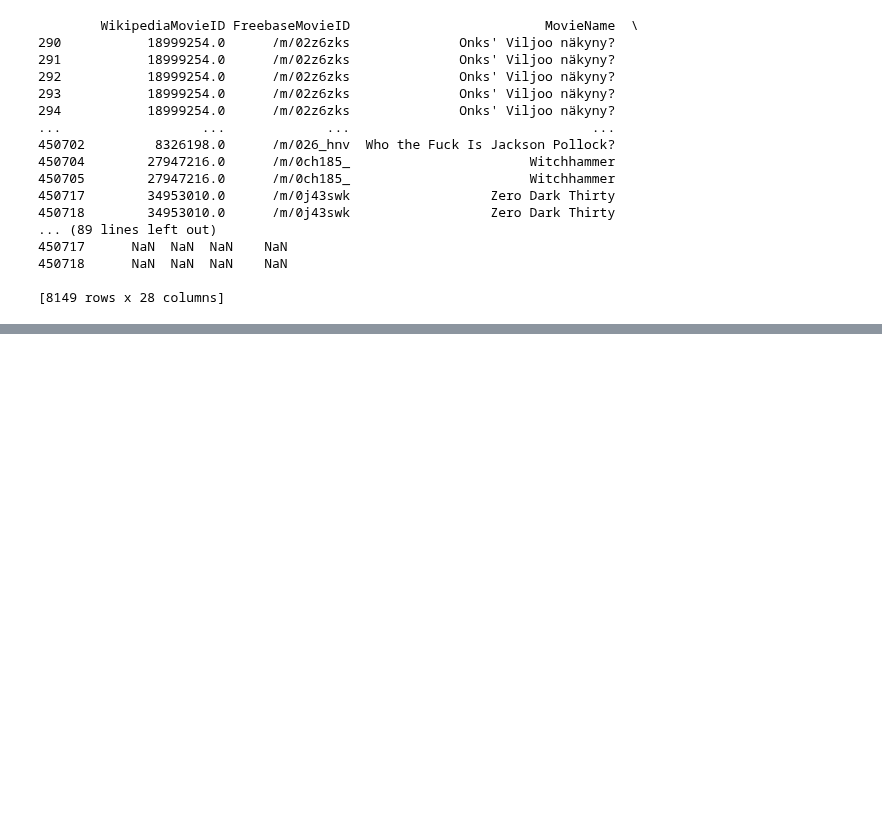
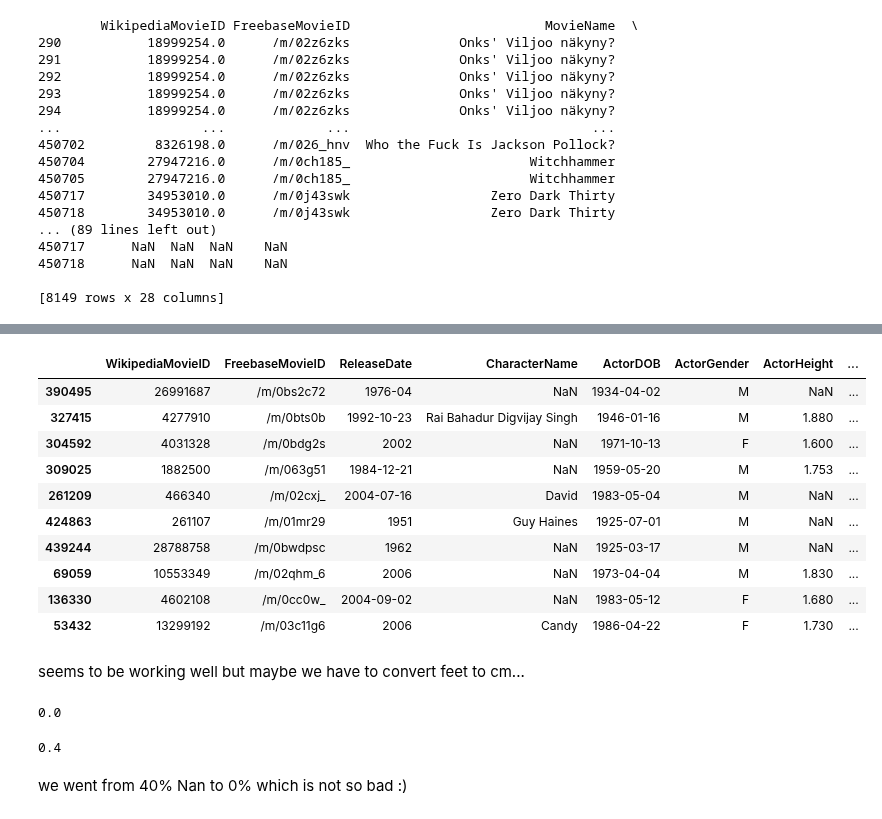
Before and after one commit to epfl-ada/ada-2024-project-arabsdatascientists2024, a Jupyter notebook: Exlploration_CMU.ipynb, the cells around one changed output, grey strips where cells are left out. Saved outputs shown, nothing was run; the diff lists cells and outputs as text; code cells hidden in the pictures; blank space fills up the shorter version.

```diff
--- a/Exlploration_CMU.ipynb
+++ b/Exlploration_CMU.ipynb
@@ -891,0 +942,33 @@ print(duplicate_movies)
+# %%
+import requests
+import re
+import pandas as pd
+
+def get_height_from_google(actor_name):
+    api_key = "AIzaSyDKtB0sSwPcPUWZ2Io_pIieB6WD6bOETyo"   #https://console.cloud.google.com/apis/credentials?project=avian-serenity-441619-s9
+    cx = "f5e806e3983444d4f" #https://programmablesearchengine.google.com/controlpanel/all
+    query = f"{actor_name} height"
+
+    url = f"https://www.googleapis.com/customsearch/v1?q={query}&key={api_key}&cx={cx}"
+    response = requests.get(url)
+    data = response.json()
+
+    # Look for height information in the search snippet using a regex pattern
+    height_pattern = re.compile(r'(\d+[.,]?\d*)\s?(m|cm)|\d{1,2}\'\s?\d{1,2}"|(\d+)\s?(feet|ft)\s?(\d*)\s?(inches|in)?')
+    for item in data.get('items', []):
+        snippet = item.get('snippet', '')
+        match = height_pattern.search(snippet)
+        if match:
+            return match.group(0)  # Return the matched height pattern (e.g., "1.83 m" or "6'0\"")
+    return None
+
+# Sample usage for a list of actors
+actors = ["Tom Hanks", "Leonardo DiCaprio", "Meryl Streep"]
+heights_data = []
+for actor in actors:
+    height = get_height_from_google(actor)
+    heights_data.append({"Actor": actor, "Height": height})
+
+# Convert to DataFrame
+heights_df = pd.DataFrame(heights_data)
+print(heights_df)
@@ -891,0 +1101,28 @@ print(duplicate_movies)
+# %%
+test['ScrappedHeight']=test['ActorName'].apply(get_height_from_google)
+# %%
+test
+# %% [output]
+|  | WikipediaMovieID | FreebaseMovieID | ReleaseDate | CharacterName | ActorDOB | ActorGender | ActorHeight | ... |
+| 390495 | 26991687 | /m/0bs2c72 | 1976-04 | NaN | 1934-04-02 | M | NaN | ... |
+| 327415 | 4277910 | /m/0bts0b | 1992-10-23 | Rai Bahadur Digvijay Singh | 1946-01-16 | M | 1.880 | ... |
+| 304592 | 4031328 | /m/0bdg2s | 2002 | NaN | 1971-10-13 | F | 1.600 | ... |
+| 309025 | 1882500 | /m/063g51 | 1984-12-21 | NaN | 1959-05-20 | M | 1.753 | ... |
+| 261209 | 466340 | /m/02cxj_ | 2004-07-16 | David | 1983-05-04 | M | NaN | ... |
+| 424863 | 261107 | /m/01mr29 | 1951 | Guy Haines | 1925-07-01 | M | NaN | ... |
+| 439244 | 28788758 | /m/0bwdpsc | 1962 | NaN | 1925-03-17 | M | NaN | ... |
+| 69059 | 10553349 | /m/02qhm_6 | 2006 | NaN | 1973-04-04 | M | 1.830 | ... |
+| 136330 | 4602108 | /m/0cc0w_ | 2004-09-02 | NaN | 1983-05-12 | F | 1.680 | ... |
+| 53432 | 13299192 | /m/03c11g6 | 2006 | Candy | 1986-04-22 | F | 1.730 | ... |
+# %% [markdown]
+seems to be working well but maybe we have to convert feet to cm...
+# %%
+test['ScrappedHeight'].isna().sum()/len(test['ScrappedHeight'])
+# %% [output]
+0.0
+# %%
+test['ActorHeight'].isna().sum()/len(test['ActorHeight'])
+# %% [output]
+0.4
+# %% [markdown]
+we went from 40% Nan to 0% which is not so bad :)
```
Also changed, not shown: parts of 13 cells of this notebook.
